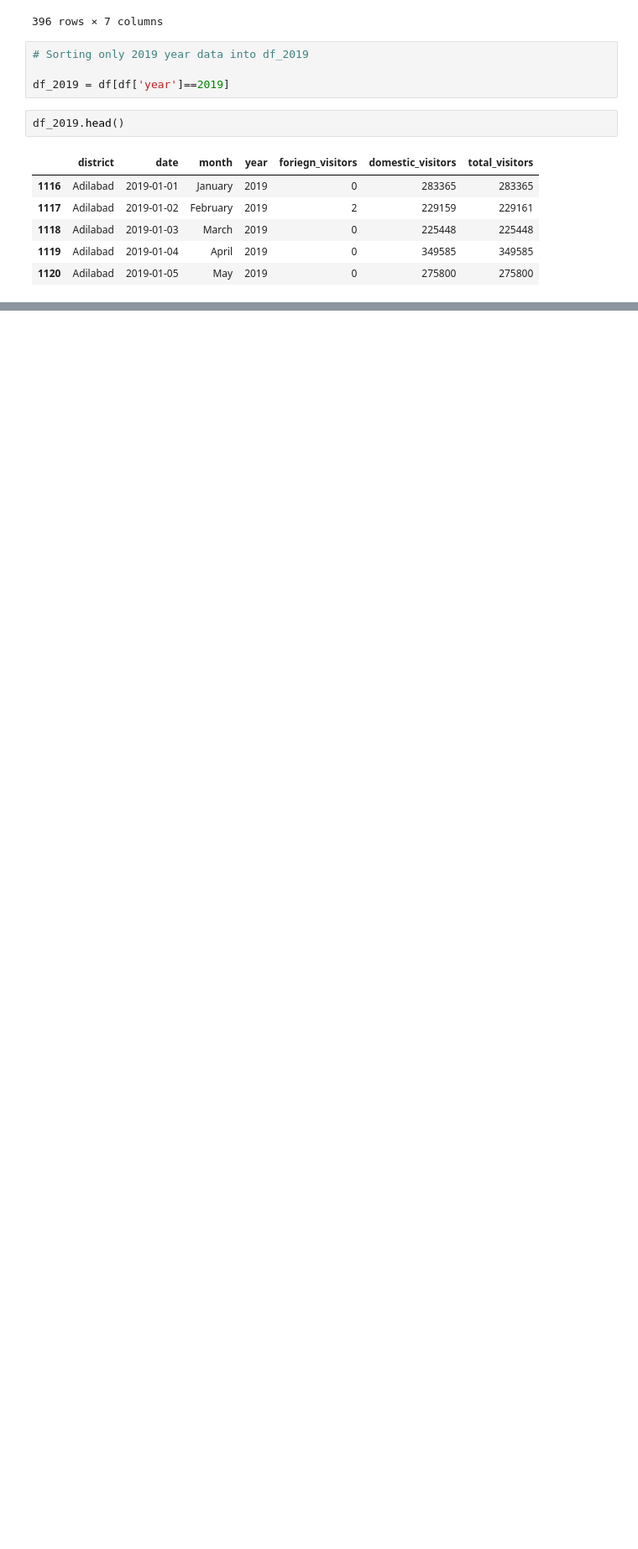
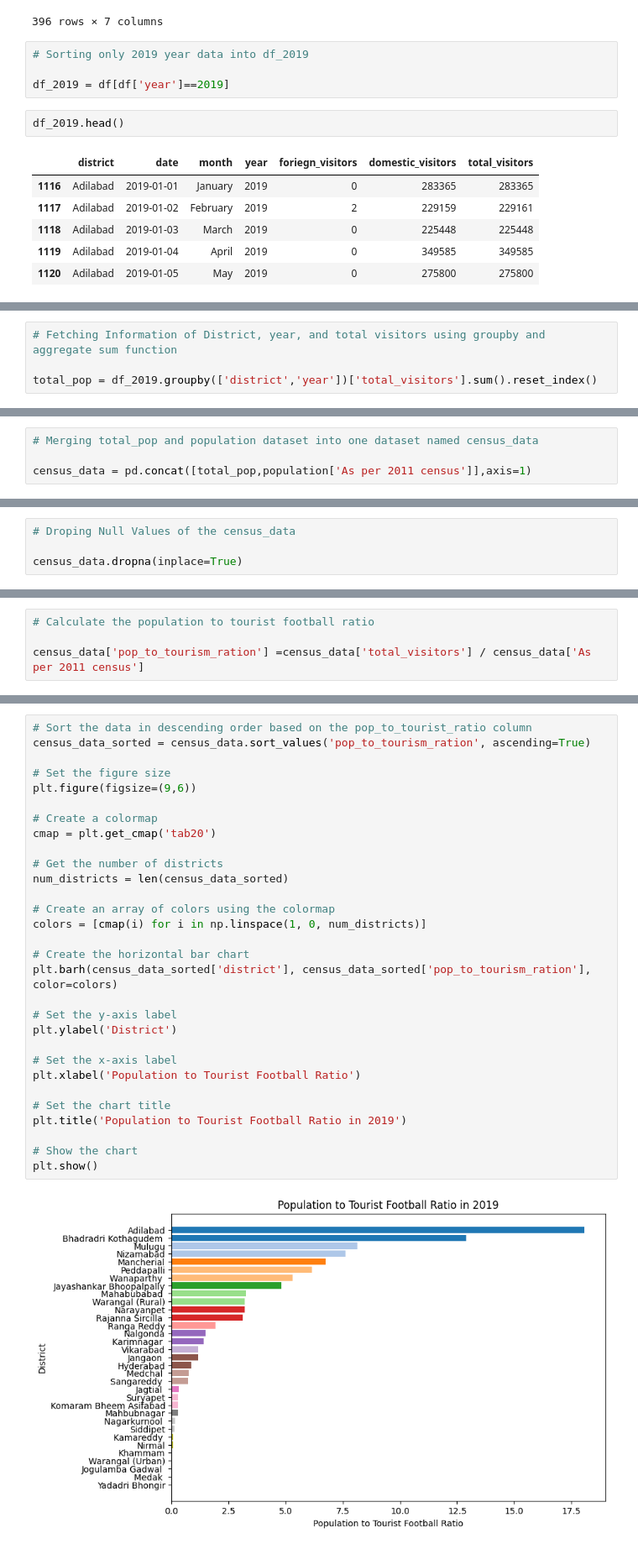
Before and after one commit to Prateek07-Kumar/-Telangana-Government-Tourism, a Jupyter notebook: Notebook/Query.ipynb, the cells around one changed output, grey strips where cells are left out. Shown: that part at 84% size. Saved outputs shown, nothing was run; the diff lists cells and outputs as text; blank space fills up the shorter version.

```diff
--- a/Notebook/Query.ipynb
+++ b/Notebook/Query.ipynb
@@ -499,0 +532,4 @@ df_2019.head()
+# %%
+# Fetching Information of District, year, and total visitors using groupby and aggregate sum function
+
+total_pop = df_2019.groupby(['district','year'])['total_visitors'].sum().reset_index()
@@ -499,0 +556,4 @@ df_2019.head()
+# %%
+# Merging total_pop and population dataset into one dataset named census_data
+
+census_data = pd.concat([total_pop,population['As per 2011 census']],axis=1)
@@ -499,0 +580,4 @@ df_2019.head()
+# %%
+# Droping Null Values of the census_data
+
+census_data.dropna(inplace=True)
@@ -499,0 +604,4 @@ df_2019.head()
+# %%
+# Calculate the population to tourist football ratio
+
+census_data['pop_to_tourism_ration'] =census_data['total_visitors'] / census_data['As per 2011 census']
@@ -499,0 +665,32 @@ df_2019.head()
+# %%
+# Sort the data in descending order based on the pop_to_tourist_ratio column
+census_data_sorted = census_data.sort_values('pop_to_tourism_ration', ascending=True)
+
+# Set the figure size
+plt.figure(figsize=(9,6))
+
+# Create a colormap
+cmap = plt.get_cmap('tab20')
+
+# Get the number of districts
+num_districts = len(census_data_sorted)
+
+# Create an array of colors using the colormap
+colors = [cmap(i) for i in np.linspace(1, 0, num_districts)]
+
+# Create the horizontal bar chart
+plt.barh(census_data_sorted['district'], census_data_sorted['pop_to_tourism_ration'], color=colors)
+
+# Set the y-axis label
+plt.ylabel('District')
+
+# Set the x-axis label
+plt.xlabel('Population to Tourist Football Ratio')
+
+# Set the chart title
+plt.title('Population to Tourist Football Ratio in 2019')
+
+# Show the chart
+plt.show()
+# %% [output]
+[figure, added]
```
Also changed, not shown: parts of 19 cells of this notebook.
